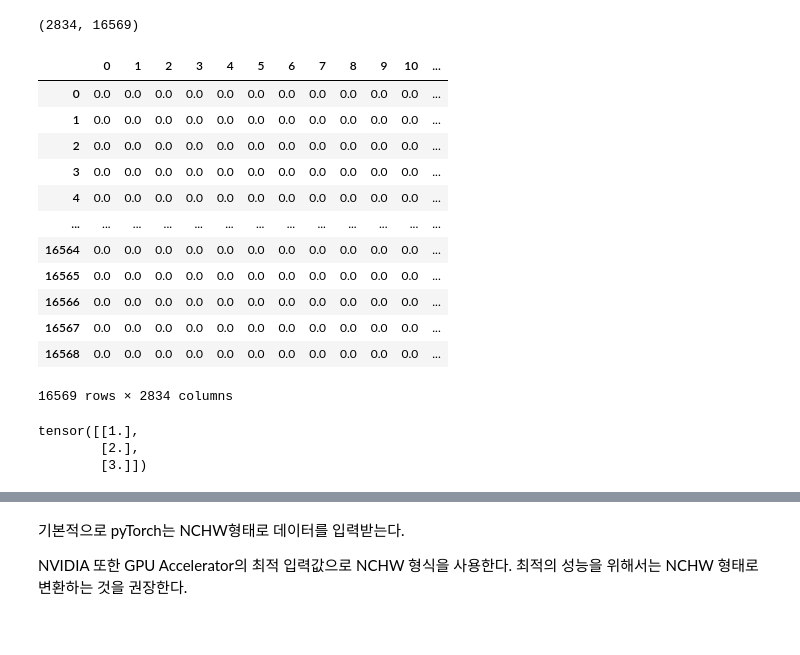
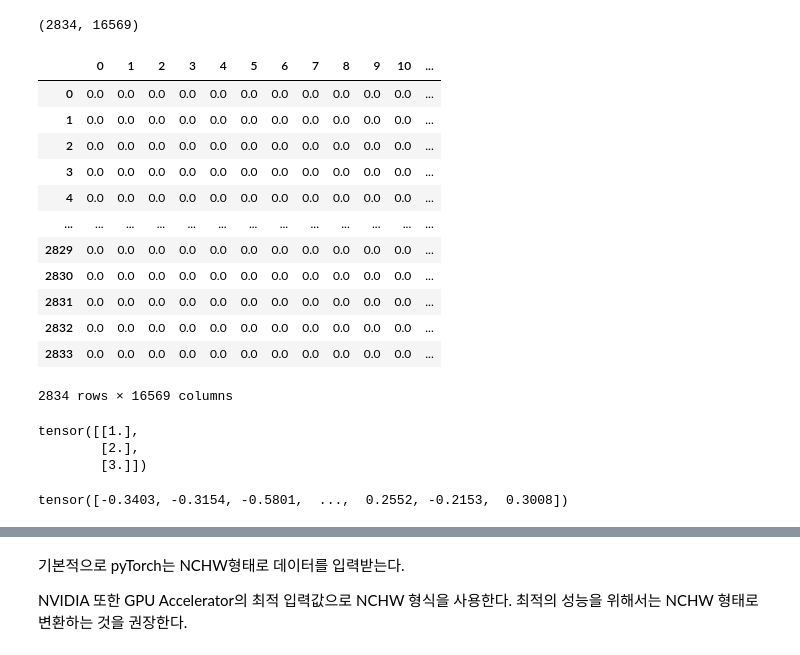
Before and after one commit to huhji-elha/NLP-Basic, a Jupyter notebook: CommonLit_NLP_Guide.ipynb, the cells around one changed output, grey strips where cells are left out. Drawn from its saved outputs; the diff is of its cells as text; code cells hidden in the pictures.

```diff
--- a/CommonLit_NLP_Guide.ipynb
+++ b/CommonLit_NLP_Guide.ipynb
@@ -86,3 +99,8 @@ sample_sub = pd.read_csv(os.path.join(data_path, "sample_submission.csv"))
+# %%
+# load preprocessed data
+import pandas as pd
+train_data = pd.read_csv(os.path.join(data_path, "cleaned_train.csv"))
+test_data = pd.read_csv(os.path.join(data_path, "cleaned_test.csv"))
 # %%
 print("Train dataset shape : ", train_data.shape)
 print("Test dataset shape : ", test_data.shape)
@@ -990,21 +1010,21 @@ tfidf_train.shape # (단어 수, 발췌문 수)
 (2834, 16569)
 # %%
 # Row: excerpt, Col: word
-pd.DataFrame(tfidf_train.toarray()).T
+pd.DataFrame(tfidf_train.toarray())
 # %% [output]
 |  | 0 | 1 | 2 | 3 | 4 | 5 | 6 | 7 | 8 | 9 | 10 | ... |
 | 0 | 0.0 | 0.0 | 0.0 | 0.0 | 0.0 | 0.0 | 0.0 | 0.0 | 0.0 | 0.0 | 0.0 | ... |
 | 1 | 0.0 | 0.0 | 0.0 | 0.0 | 0.0 | 0.0 | 0.0 | 0.0 | 0.0 | 0.0 | 0.0 | ... |
 | 2 | 0.0 | 0.0 | 0.0 | 0.0 | 0.0 | 0.0 | 0.0 | 0.0 | 0.0 | 0.0 | 0.0 | ... |
 | 3 | 0.0 | 0.0 | 0.0 | 0.0 | 0.0 | 0.0 | 0.0 | 0.0 | 0.0 | 0.0 | 0.0 | ... |
 | 4 | 0.0 | 0.0 | 0.0 | 0.0 | 0.0 | 0.0 | 0.0 | 0.0 | 0.0 | 0.0 | 0.0 | ... |
 | ... | ... | ... | ... | ... | ... | ... | ... | ... | ... | ... | ... | ... |
-| 16564 | 0.0 | 0.0 | 0.0 | 0.0 | 0.0 | 0.0 | 0.0 | 0.0 | 0.0 | 0.0 | 0.0 | ... |
-| 16565 | 0.0 | 0.0 | 0.0 | 0.0 | 0.0 | 0.0 | 0.0 | 0.0 | 0.0 | 0.0 | 0.0 | ... |
-| 16566 | 0.0 | 0.0 | 0.0 | 0.0 | 0.0 | 0.0 | 0.0 | 0.0 | 0.0 | 0.0 | 0.0 | ... |
-| 16567 | 0.0 | 0.0 | 0.0 | 0.0 | 0.0 | 0.0 | 0.0 | 0.0 | 0.0 | 0.0 | 0.0 | ... |
-| 16568 | 0.0 | 0.0 | 0.0 | 0.0 | 0.0 | 0.0 | 0.0 | 0.0 | 0.0 | 0.0 | 0.0 | ... |
+| 2829 | 0.0 | 0.0 | 0.0 | 0.0 | 0.0 | 0.0 | 0.0 | 0.0 | 0.0 | 0.0 | 0.0 | ... |
+| 2830 | 0.0 | 0.0 | 0.0 | 0.0 | 0.0 | 0.0 | 0.0 | 0.0 | 0.0 | 0.0 | 0.0 | ... |
+| 2831 | 0.0 | 0.0 | 0.0 | 0.0 | 0.0 | 0.0 | 0.0 | 0.0 | 0.0 | 0.0 | 0.0 | ... |
+| 2832 | 0.0 | 0.0 | 0.0 | 0.0 | 0.0 | 0.0 | 0.0 | 0.0 | 0.0 | 0.0 | 0.0 | ... |
+| 2833 | 0.0 | 0.0 | 0.0 | 0.0 | 0.0 | 0.0 | 0.0 | 0.0 | 0.0 | 0.0 | 0.0 | ... |
-16569 rows × 2834 columns
+2834 rows × 16569 columns
 # %%
 # Linear Regression 적용
 import torch
@@ -1022,4 +1042,8 @@ x_train = torch.FloatTensor(tfidf_train.toarray().T)
 y_train = torch.FloatTensor(train_data['target'])
+# %%
+y_train
+# %% [output]
+tensor([-0.3403, -0.3154, -0.5801,  ...,  0.2552, -0.2153,  0.3008])
 # %%
 x_train.shape
 # %% [output]
```
Also changed, not shown: parts of 31 cells of this notebook.
